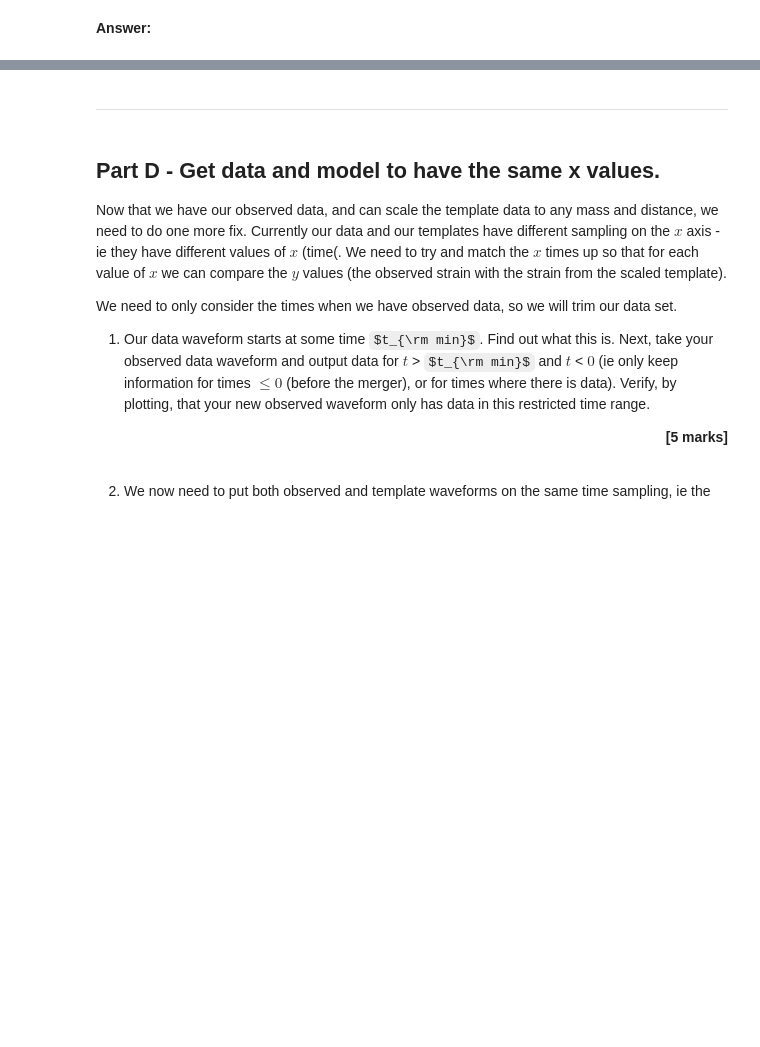
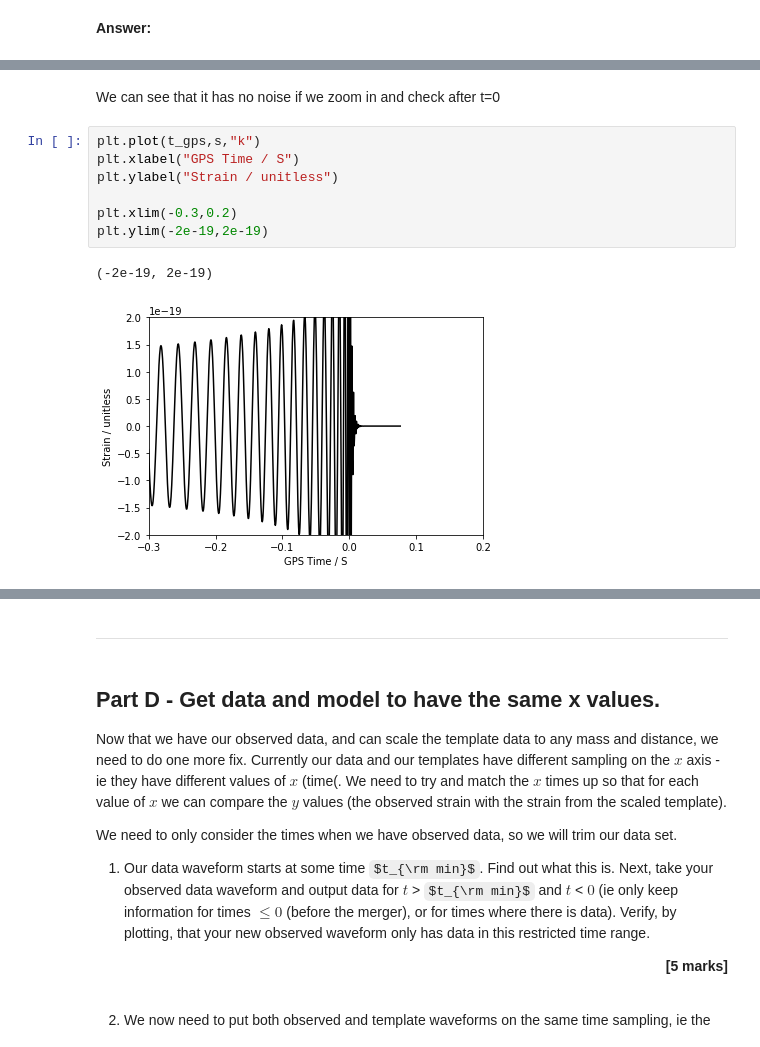
Before and after one commit to Clarke-Jools-36/DataAnalysis22, a Jupyter notebook: CA2_MiniProject.ipynb, the cells around one changed output, grey strips where cells are left out. Saved outputs shown, nothing was run; the diff lists cells and outputs as text; some formulas as TeX source; blank space fills up the shorter version.

```diff
--- a/CA2_MiniProject.ipynb
+++ b/CA2_MiniProject.ipynb
@@ -204,0 +249,12 @@ You will need to follow the steps below when answering this question:
+# %% [markdown]
+We can see that it has no noise if we zoom in and check after t=0
+# %%
+plt.plot(t_gps,s,"k")
+plt.xlabel("GPS Time / S")
+plt.ylabel("Strain / unitless")
+
+plt.xlim(-0.3,0.2)
+plt.ylim(-2e-19,2e-19)
+# %% [output]
+(-2e-19, 2e-19)
+[figure, added]
```
Also changed, not shown: parts of 28 cells of this notebook.
